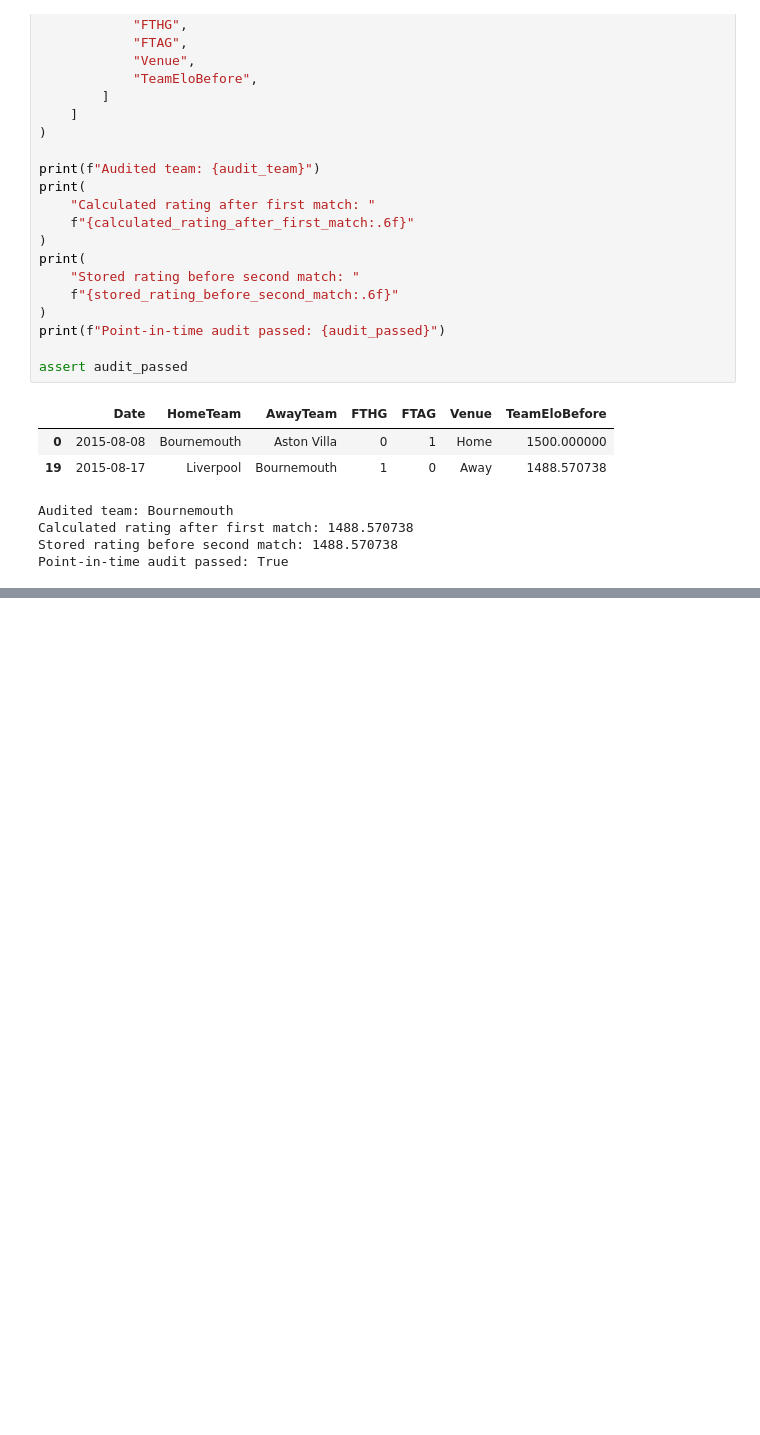
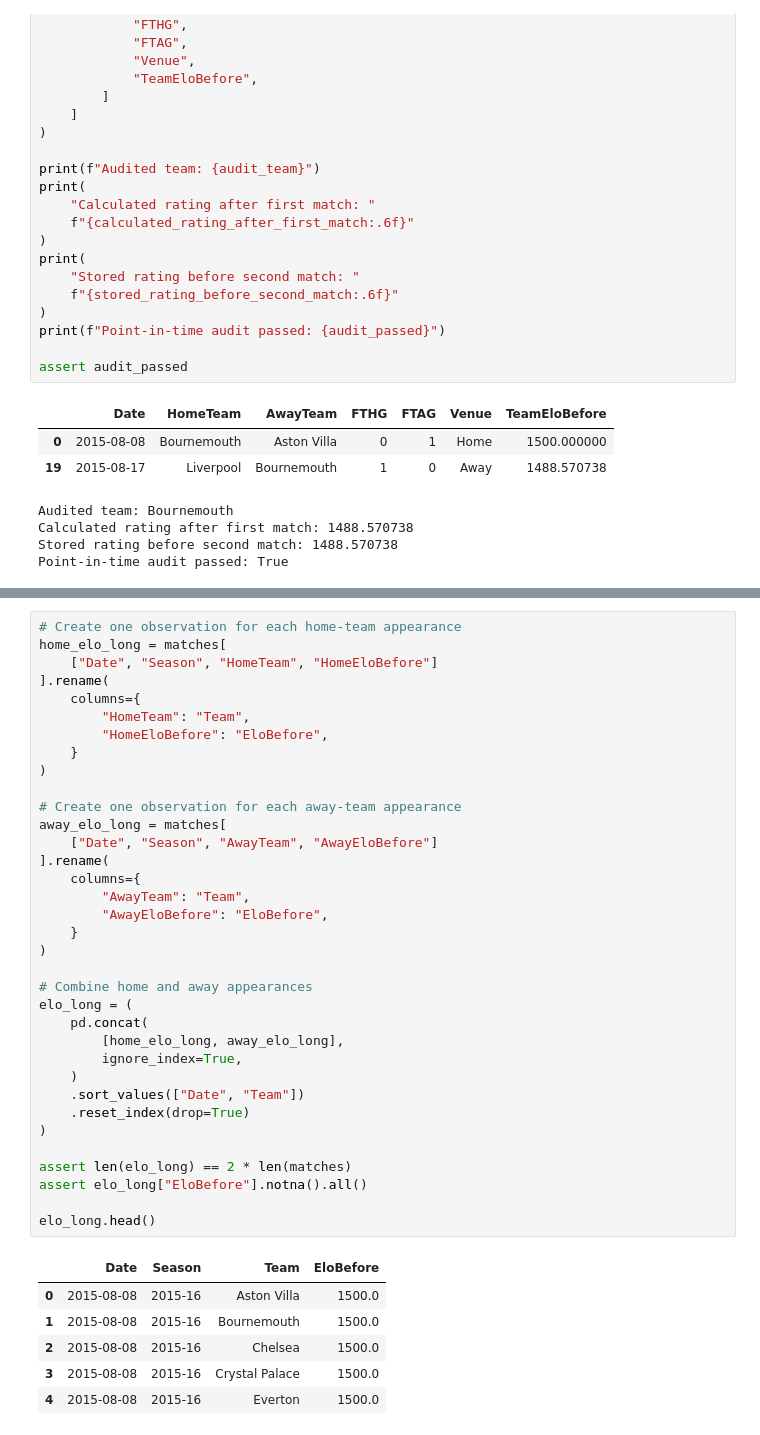
Before and after one commit to kieranforkan/premier-league-probability-engine, a Jupyter notebook: notebooks/02_feature_engineering.ipynb, the cells around one changed output, grey strips where cells are left out. Drawn from its saved outputs; the diff is of its cells as text; blank space fills up the shorter version.

```diff
--- a/notebooks/02_feature_engineering.ipynb
+++ b/notebooks/02_feature_engineering.ipynb
@@ -769,0 +784,42 @@ Point-in-time audit passed: True
+# %%
+# Create one observation for each home-team appearance
+home_elo_long = matches[
+    ["Date", "Season", "HomeTeam", "HomeEloBefore"]
+].rename(
+    columns={
+        "HomeTeam": "Team",
+        "HomeEloBefore": "EloBefore",
+    }
+)
+
+# Create one observation for each away-team appearance
+away_elo_long = matches[
+    ["Date", "Season", "AwayTeam", "AwayEloBefore"]
+].rename(
+    columns={
+        "AwayTeam": "Team",
+        "AwayEloBefore": "EloBefore",
+    }
+)
+
+# Combine home and away appearances
+elo_long = (
+    pd.concat(
+        [home_elo_long, away_elo_long],
+        ignore_index=True,
+    )
+    .sort_values(["Date", "Team"])
+    .reset_index(drop=True)
+)
+
+assert len(elo_long) == 2 * len(matches)
+assert elo_long["EloBefore"].notna().all()
+
+elo_long.head()
+# %% [output]
+|  | Date | Season | Team | EloBefore |
+| 0 | 2015-08-08 | 2015-16 | Aston Villa | 1500.0 |
+| 1 | 2015-08-08 | 2015-16 | Bournemouth | 1500.0 |
+| 2 | 2015-08-08 | 2015-16 | Chelsea | 1500.0 |
+| 3 | 2015-08-08 | 2015-16 | Crystal Palace | 1500.0 |
+| 4 | 2015-08-08 | 2015-16 | Everton | 1500.0 |
```
Also changed, not shown: parts of 5 cells of this notebook.
